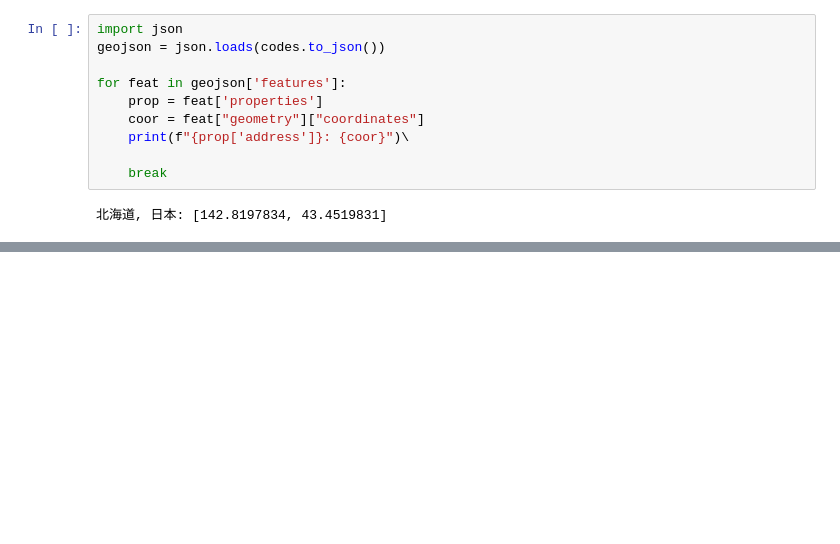
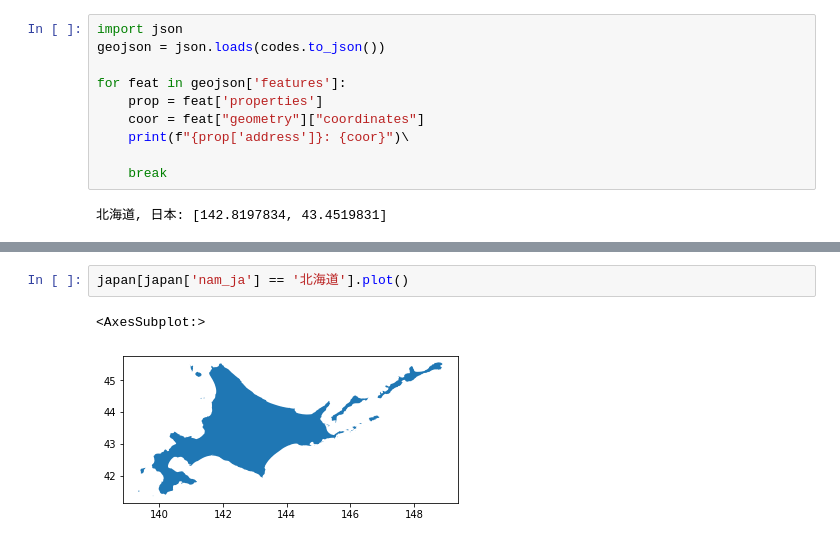
Before and after one commit to uni-3/st-apps, a Jupyter notebook: sake-gaikyo/notebooks/geopandas.ipynb, the cells around one changed output, grey strips where cells are left out. Saved outputs shown, nothing was run; the diff lists cells and outputs as text; blank space fills up the shorter version.

```diff
--- a/sake-gaikyo/notebooks/geopandas.ipynb
+++ b/sake-gaikyo/notebooks/geopandas.ipynb
@@ -134,0 +145,5 @@ r.to_html('hexagon-example.html')
+# %%
+japan[japan['nam_ja'] == '北海道'].plot()
+# %% [output]
+<AxesSubplot:>
+[figure, added]
```
Also changed, not shown: parts of 11 cells of this notebook.
